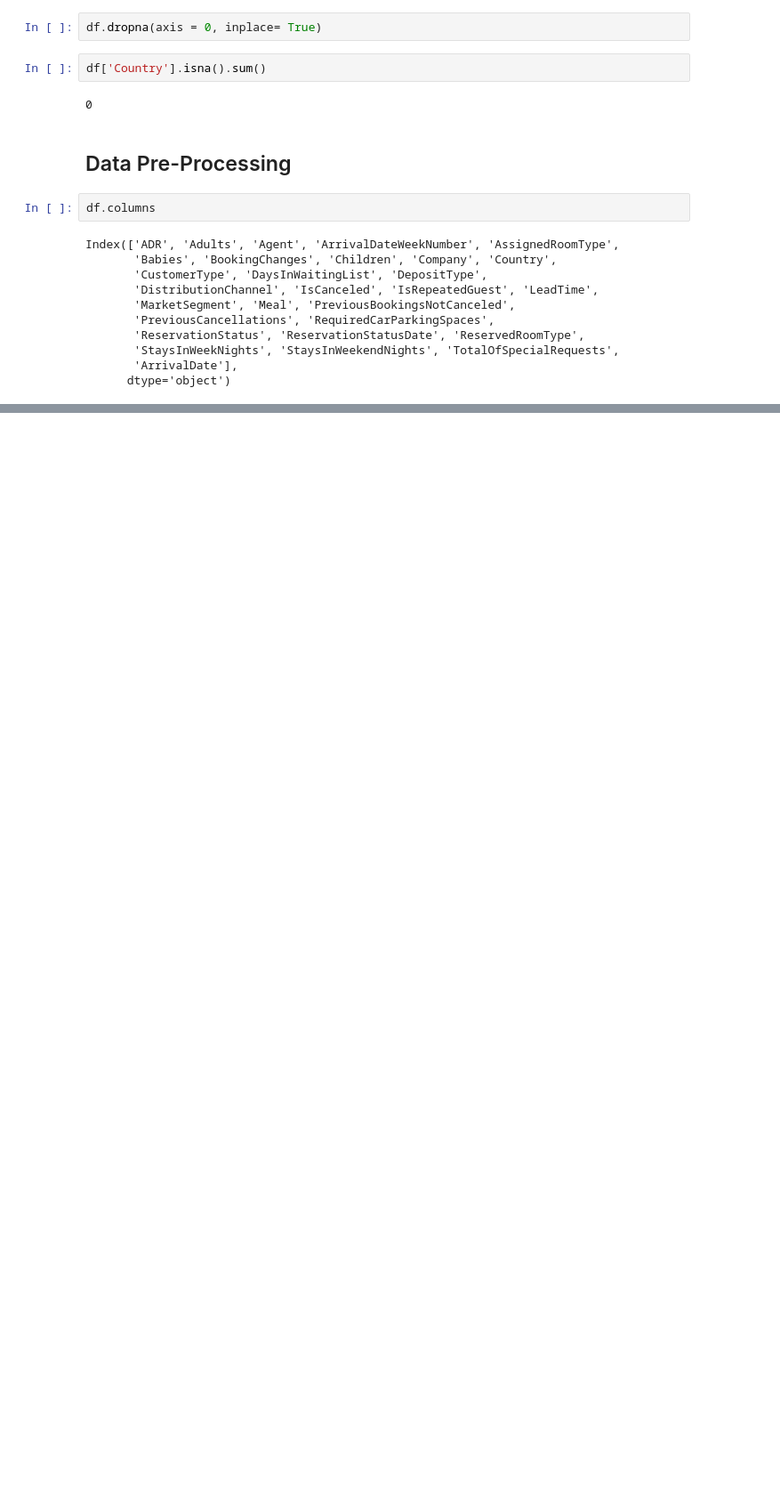
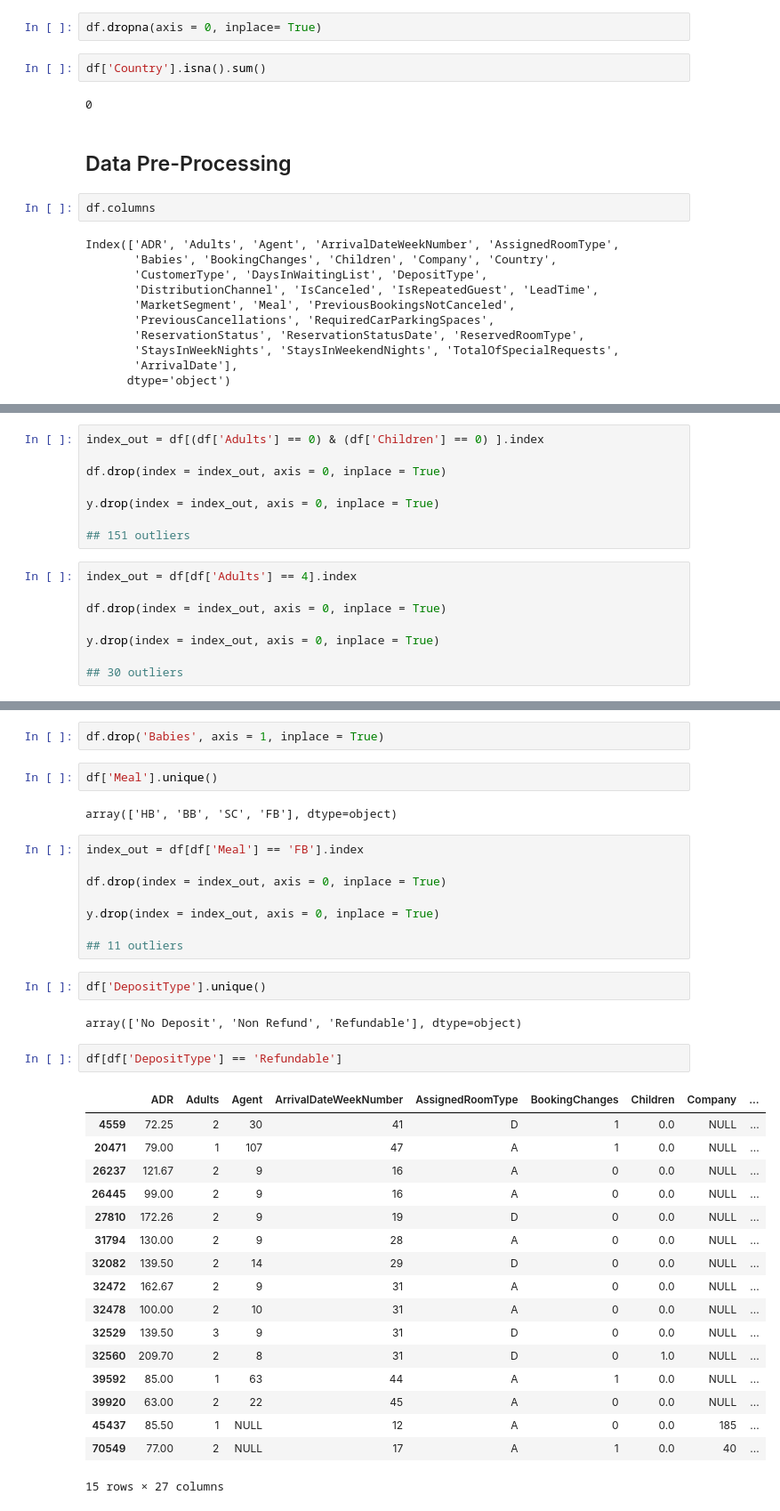
Before and after one commit to diogobulhosa/BC2, a Jupyter notebook: scripts/BC2-Notebook.ipynb, the cells around one changed output, grey strips where cells are left out. Shown at 89% size. Drawn from its saved outputs; the diff is of its cells as text; blank space fills up the shorter version.

```diff
--- a/scripts/BC2-Notebook.ipynb
+++ b/scripts/BC2-Notebook.ipynb
@@ -197,0 +210,16 @@ plt.show()
+# %%
+index_out = df[(df['Adults'] == 0) & (df['Children'] == 0) ].index
+
+df.drop(index = index_out, axis = 0, inplace = True)
+
+y.drop(index = index_out, axis = 0, inplace = True)
+
+## 151 outliers
+# %%
+index_out = df[df['Adults'] == 4].index
+
+df.drop(index = index_out, axis = 0, inplace = True)
+
+y.drop(index = index_out, axis = 0, inplace = True)
+
+## 30 outliers
@@ -197,0 +232,38 @@ plt.show()
+# %%
+df.drop('Babies', axis = 1, inplace = True)
+# %%
+df['Meal'].unique()
+# %% [output]
+array(['HB', 'BB', 'SC', 'FB'], dtype=object)
+# %%
+index_out = df[df['Meal'] == 'FB'].index
+
+df.drop(index = index_out, axis = 0, inplace = True)
+
+y.drop(index = index_out, axis = 0, inplace = True)
+
+## 11 outliers
+# %%
+df['DepositType'].unique()
+# %% [output]
+array(['No Deposit', 'Non Refund', 'Refundable'], dtype=object)
+# %%
+df[df['DepositType'] == 'Refundable']
+# %% [output]
+|  | ADR | Adults | Agent | ArrivalDateWeekNumber | AssignedRoomType | BookingChanges | Children | Company | ... |
+| 4559 | 72.25 | 2 | 30 | 41 | D | 1 | 0.0 | NULL | ... |
+| 20471 | 79.00 | 1 | 107 | 47 | A | 1 | 0.0 | NULL | ... |
+| 26237 | 121.67 | 2 | 9 | 16 | A | 0 | 0.0 | NULL | ... |
+| 26445 | 99.00 | 2 | 9 | 16 | A | 0 | 0.0 | NULL | ... |
+| 27810 | 172.26 | 2 | 9 | 19 | D | 0 | 0.0 | NULL | ... |
+| 31794 | 130.00 | 2 | 9 | 28 | A | 0 | 0.0 | NULL | ... |
+| 32082 | 139.50 | 2 | 14 | 29 | D | 0 | 0.0 | NULL | ... |
+| 32472 | 162.67 | 2 | 9 | 31 | A | 0 | 0.0 | NULL | ... |
+| 32478 | 100.00 | 2 | 10 | 31 | A | 0 | 0.0 | NULL | ... |
+| 32529 | 139.50 | 3 | 9 | 31 | D | 0 | 0.0 | NULL | ... |
+| 32560 | 209.70 | 2 | 8 | 31 | D | 0 | 1.0 | NULL | ... |
+| 39592 | 85.00 | 1 | 63 | 44 | A | 1 | 0.0 | NULL | ... |
+| 39920 | 63.00 | 2 | 22 | 45 | A | 0 | 0.0 | NULL | ... |
+| 45437 | 85.50 | 1 | NULL | 12 | A | 0 | 0.0 | 185 | ... |
+| 70549 | 77.00 | 2 | NULL | 17 | A | 1 | 0.0 | 40 | ... |
+15 rows × 27 columns
```
Also changed, not shown: parts of 20 cells of this notebook.
